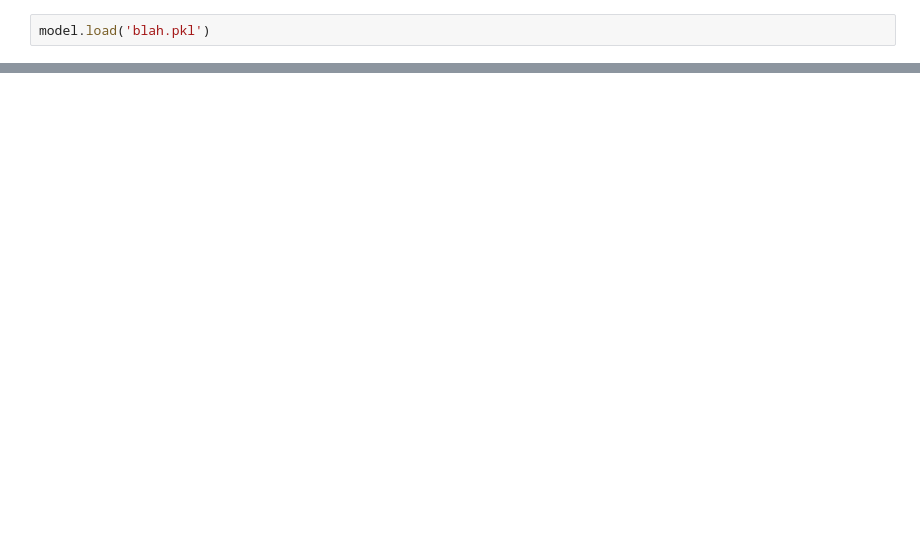
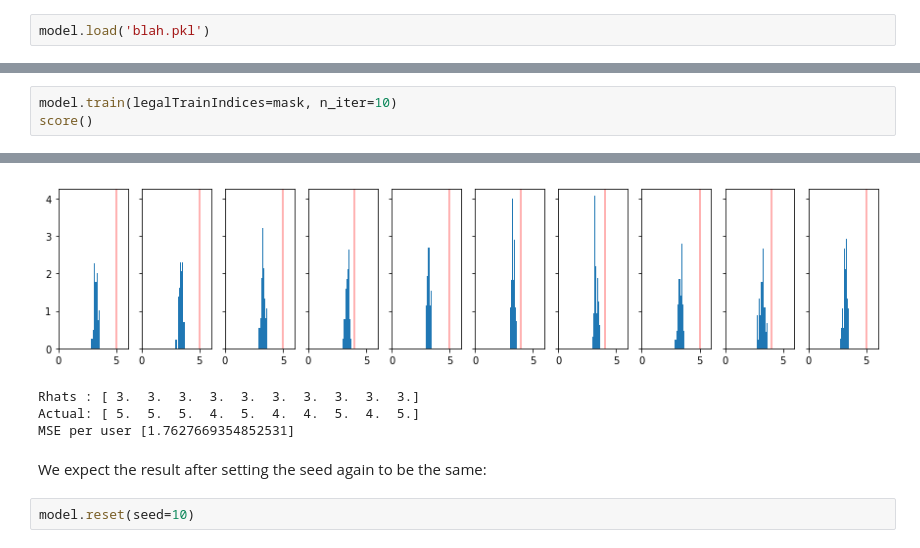
Before and after one commit to esdu/csc2541_project, a Jupyter notebook: nnmf_demo.ipynb, the cells around one changed output, grey strips where cells are left out. Cells and saved outputs as stored; diff of their text form; blank space fills up the shorter version.

```diff
--- a/nnmf_demo.ipynb
+++ b/nnmf_demo.ipynb
@@ -117,0 +135,4 @@ MSE per user [0.55721644298916528]
+# %%
+model.train(legalTrainIndices=mask, n_iter=10)
+score()
+# %% [output]
@@ -117,0 +140,8 @@ MSE per user [0.55721644298916528]
+[figure, added]
+Rhats : [ 3.  3.  3.  3.  3.  3.  3.  3.  3.  3.]
+Actual: [ 5.  5.  5.  4.  5.  4.  4.  5.  4.  5.]
+MSE per user [1.7627669354852531]
+# %% [markdown]
+We expect the result after setting the seed again to be the same:
+# %%
+model.reset(seed=10)
```
Also changed, not shown: parts of 12 cells of this notebook, 3 other files.
